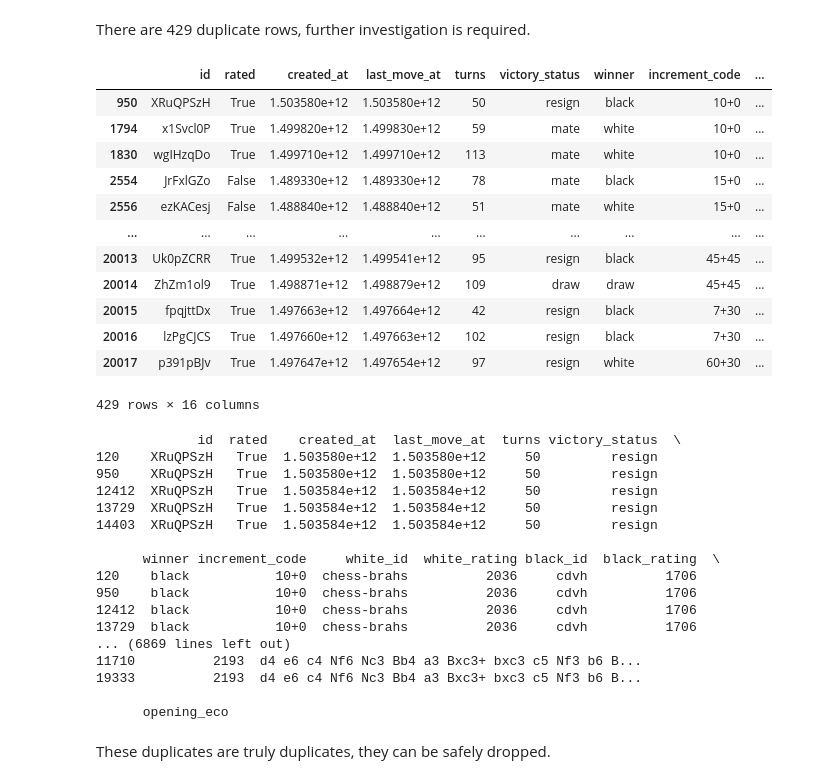
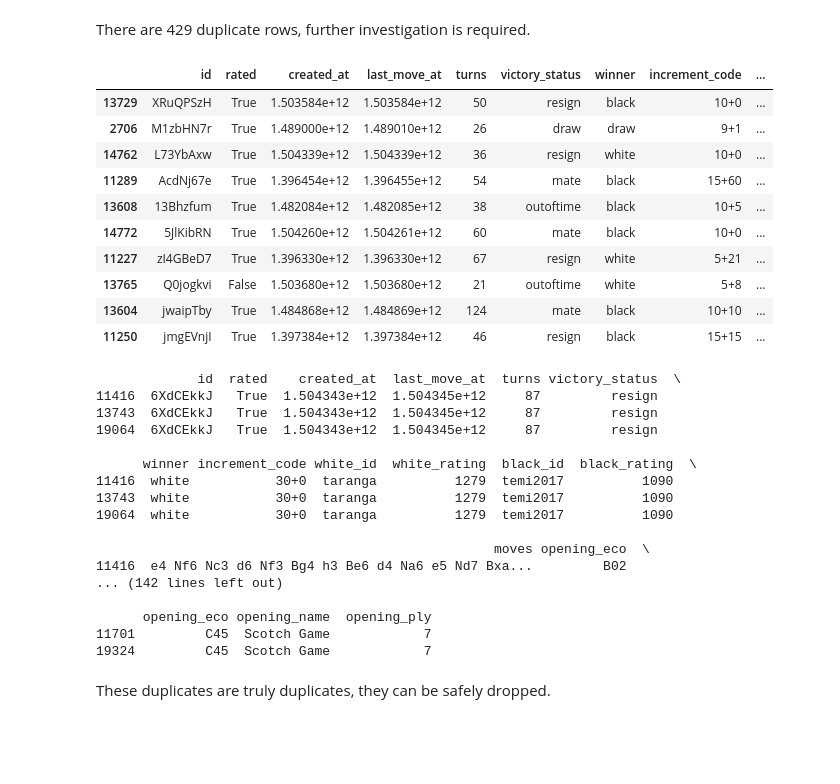
Before and after one commit to joshgreenberg8/sprint-4-project, a Jupyter notebook: notebooks/EDA.ipynb, the cells around one changed output. Cells and saved outputs as stored; diff of their text form; code cells hidden in the pictures; blank space fills up the shorter version.

```diff
--- a/notebooks/EDA.ipynb
+++ b/notebooks/EDA.ipynb
@@ -43,43 +43,41 @@ There are 429 duplicate rows, further investigation is required.
 # %%
 # filter for duplicated rows and review them
 duplicate_games = games_df[games_df.duplicated()]
-duplicate_games
+duplicate_games.sample(n=10)
 # %% [output]
 |  | id | rated | created_at | last_move_at | turns | victory_status | winner | increment_code | ... |
-| 950 | XRuQPSzH | True | 1.503580e+12 | 1.503580e+12 | 50 | resign | black | 10+0 | ... |
-| 1794 | x1Svcl0P | True | 1.499820e+12 | 1.499830e+12 | 59 | mate | white | 10+0 | ... |
-| 1830 | wgIHzqDo | True | 1.499710e+12 | 1.499710e+12 | 113 | mate | white | 10+0 | ... |
-| 2554 | JrFxlGZo | False | 1.489330e+12 | 1.489330e+12 | 78 | mate | black | 15+0 | ... |
-| 2556 | ezKACesj | False | 1.488840e+12 | 1.488840e+12 | 51 | mate | white | 15+0 | ... |
-| ... | ... | ... | ... | ... | ... | ... | ... | ... | ... |
-| 20013 | Uk0pZCRR | True | 1.499532e+12 | 1.499541e+12 | 95 | resign | black | 45+45 | ... |
-| 20014 | ZhZm1ol9 | True | 1.498871e+12 | 1.498879e+12 | 109 | draw | draw | 45+45 | ... |
-| 20015 | fpqjttDx | True | 1.497663e+12 | 1.497664e+12 | 42 | resign | black | 7+30 | ... |
-| 20016 | lzPgCJCS | True | 1.497660e+12 | 1.497663e+12 | 102 | resign | black | 7+30 | ... |
-| 20017 | p391pBJv | True | 1.497647e+12 | 1.497654e+12 | 97 | resign | white | 60+30 | ... |
+| 13729 | XRuQPSzH | True | 1.503584e+12 | 1.503584e+12 | 50 | resign | black | 10+0 | ... |
+| 2706 | M1zbHN7r | True | 1.489000e+12 | 1.489010e+12 | 26 | draw | draw | 9+1 | ... |
+| 14762 | L73YbAxw | True | 1.504339e+12 | 1.504339e+12 | 36 | resign | white | 10+0 | ... |
+| 11289 | AcdNj67e | True | 1.396454e+12 | 1.396455e+12 | 54 | mate | black | 15+60 | ... |
+| 13608 | 13Bhzfum | True | 1.482084e+12 | 1.482085e+12 | 38 | outoftime | black | 10+5 | ... |
+| 14772 | 5JlKibRN | True | 1.504260e+12 | 1.504261e+12 | 60 | mate | black | 10+0 | ... |
+| 11227 | zI4GBeD7 | True | 1.396330e+12 | 1.396330e+12 | 67 | resign | white | 5+21 | ... |
+| 13765 | Q0jogkvi | False | 1.503680e+12 | 1.503680e+12 | 21 | outoftime | white | 5+8 | ... |
+| 13604 | jwaipTby | True | 1.484868e+12 | 1.484869e+12 | 124 | mate | black | 10+10 | ... |
+| 11250 | jmgEVnjI | True | 1.397384e+12 | 1.397384e+12 | 46 | resign | black | 15+15 | ... |
-429 rows × 16 columns
 # %%
 # checking that they are true duplicates:
-for id in duplicate_games['id']:
+for id in duplicate_games['id'].sample(n=10):
     print(games_df[games_df['id']==id])
 # %% [output]
              id  rated    created_at  last_move_at  turns victory_status  \
-120    XRuQPSzH   True  1.503580e+12  1.503580e+12     50         resign
-950    XRuQPSzH   True  1.503580e+12  1.503580e+12     50         resign
-12412  XRuQPSzH   True  1.503584e+12  1.503584e+12     50         resign
-13729  XRuQPSzH   True  1.503584e+12  1.503584e+12     50         resign
-14403  XRuQPSzH   True  1.503584e+12  1.503584e+12     50         resign
+11416  6XdCEkkJ   True  1.504343e+12  1.504345e+12     87         resign
+13743  6XdCEkkJ   True  1.504343e+12  1.504345e+12     87         resign
+19064  6XdCEkkJ   True  1.504343e+12  1.504345e+12     87         resign
 
-      winner increment_code     white_id  white_rating black_id  black_rating  \
-120    black           10+0  chess-brahs          2036     cdvh          1706
-950    black           10+0  chess-brahs          2036     cdvh          1706
-12412  black           10+0  chess-brahs          2036     cdvh          1706
-13729  black           10+0  chess-brahs          2036     cdvh          1706
-... (6869 lines left out)
-11710          2193  d4 e6 c4 Nf6 Nc3 Bb4 a3 Bxc3+ bxc3 c5 Nf3 b6 B...
-19333          2193  d4 e6 c4 Nf6 Nc3 Bb4 a3 Bxc3+ bxc3 c5 Nf3 b6 B...
+      winner increment_code white_id  white_rating  black_id  black_rating  \
+11416  white           30+0  taranga          1279  temi2017          1090
+13743  white           30+0  taranga          1279  temi2017          1090
+19064  white           30+0  taranga          1279  temi2017          1090
 
-      opening_eco
+                                                   moves opening_eco  \
+11416  e4 Nf6 Nc3 d6 Nf3 Bg4 h3 Be6 d4 Na6 e5 Nd7 Bxa...         B02
+... (142 lines left out)
+
+      opening_eco opening_name  opening_ply
+11701         C45  Scotch Game            7
+19324         C45  Scotch Game            7
 # %% [markdown]
 These duplicates are truly duplicates, they can be safely dropped.
 # %%
```
Also changed, not shown: parts of 4 cells of this notebook, 2 other files.
